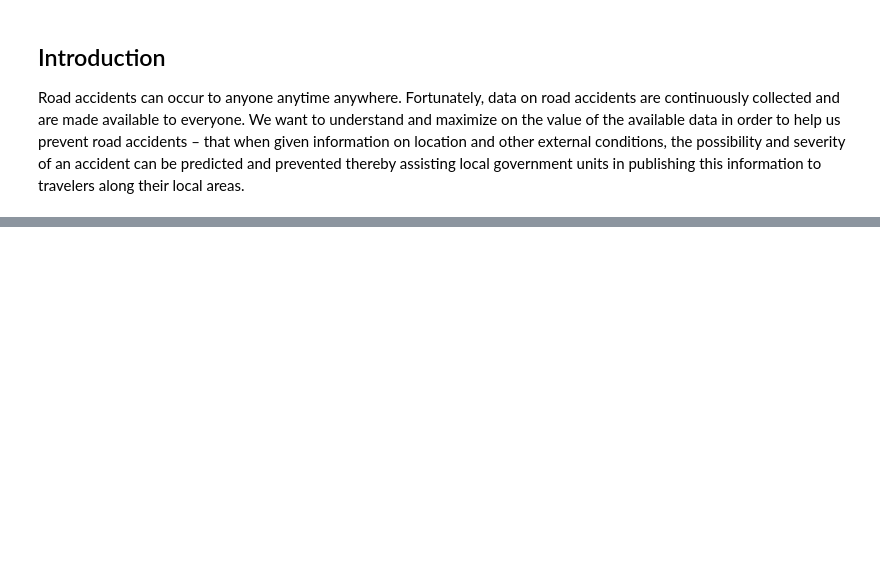
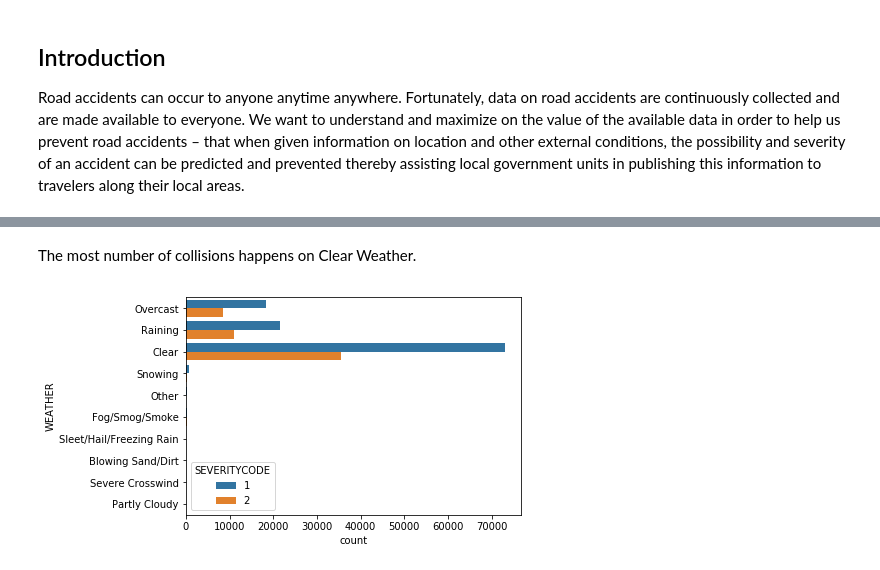
Before and after one commit to DahliaM-GitHub/Coursera_Capstone, a Jupyter notebook: RRBM-DataScienceCapstone.ipynb, the cells around one changed output, grey strips where cells are left out. Drawn from its saved outputs; the diff is of its cells as text; code cells hidden in the pictures; blank space fills up the shorter version.

```diff
--- a/RRBM-DataScienceCapstone.ipynb
+++ b/RRBM-DataScienceCapstone.ipynb
@@ -22,0 +189,2 @@ The city of Seattle has a dataset on all collisions collected since 2004 to pres
+# %%
+df2 = df2[df2['WEATHER'] != 'Unknown']
@@ -22,0 +208,2 @@ The city of Seattle has a dataset on all collisions collected since 2004 to pres
+# %%
+df2 = df2[df2['LIGHTCOND'] != 'Unknown']
@@ -22,0 +297,6 @@ The city of Seattle has a dataset on all collisions collected since 2004 to pres
+# %% [markdown]
+The most number of collisions happens on Clear Weather.
+# %%
+ax = sns.countplot(y="WEATHER", hue="SEVERITYCODE", data=df2)
+# %% [output]
+[figure, added]
```
Also changed, not shown: parts of 98 cells of this notebook.
